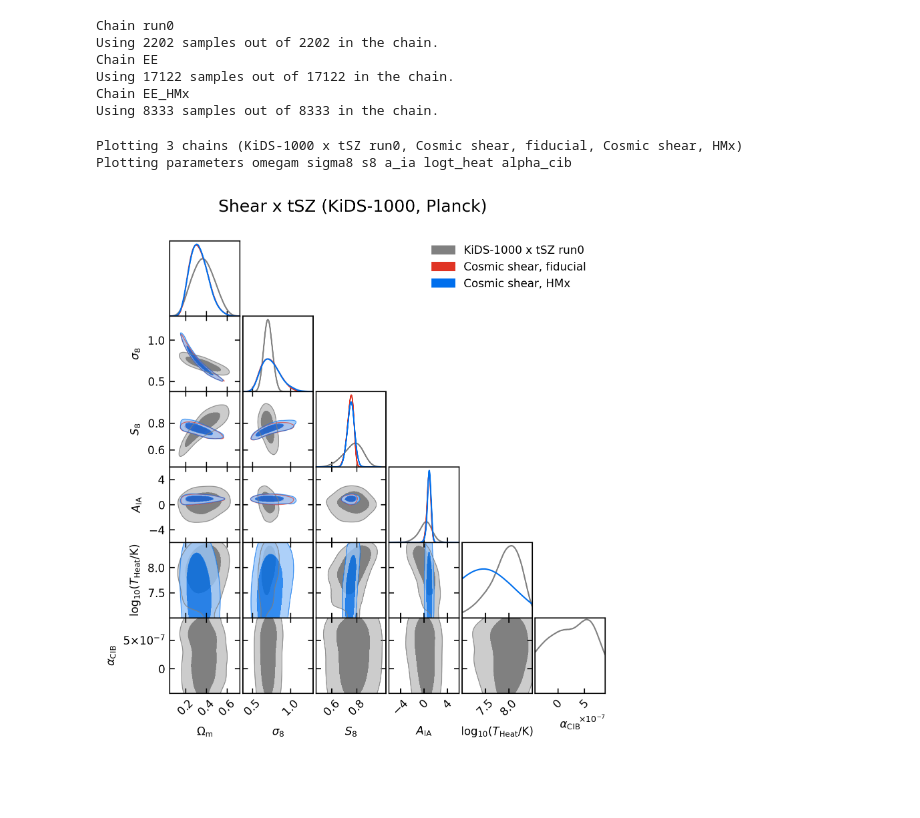
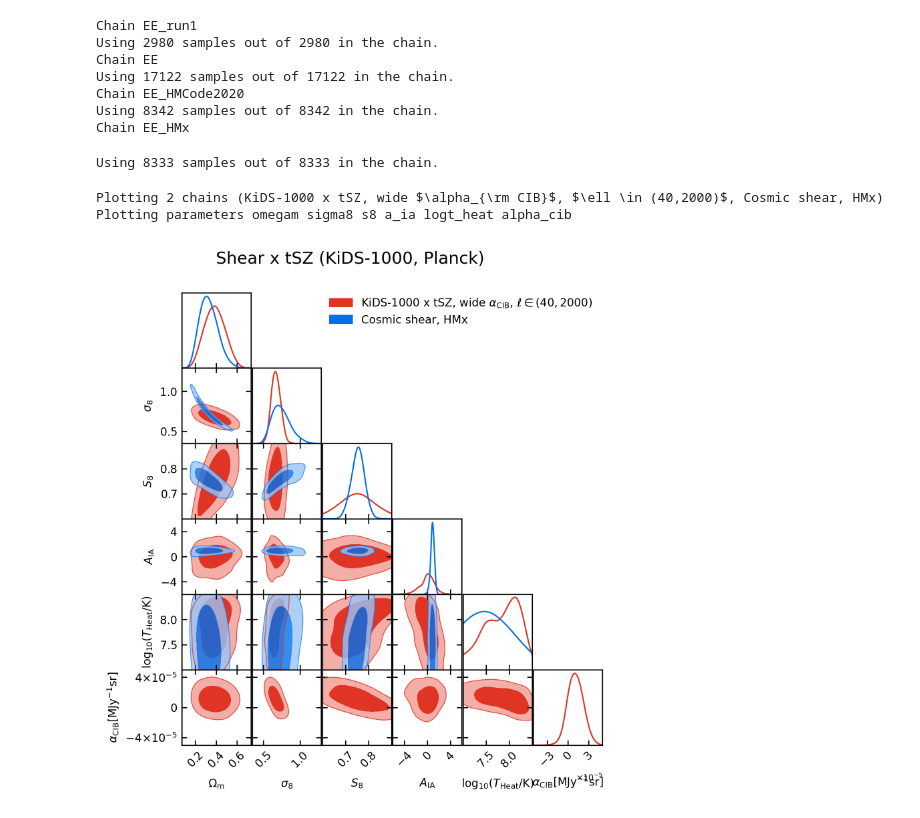
Before and after one commit to tilmantroester/KiDS-1000xtSZ, a Jupyter notebook: notebooks/analyse_chains.ipynb, the cells around one changed output. Saved outputs shown, nothing was run; the diff lists cells and outputs as text; code cells hidden in the pictures; blank space fills up the shorter version.

```diff
--- a/notebooks/analyse_chains.ipynb
+++ b/notebooks/analyse_chains.ipynb
@@ -47,6 +48,8 @@ matplotlib.rc("text", usetex=False)
 # \newcommand{\mathdefault}[1][]{}""")
 
 matplotlib.rc("font", family="Times")
+
+plt.style.use('default')
 # %%
 def get_chain_color(chain):
     return chain.chain_def["color"]
@@ -92,7 +133,8 @@ chain_def_KiDS_1000 = [
 chains = {}
 # %%
 defs = [
-     *chain_def_fiducial,
+    #  *chain_def_fiducial,
+     *chain_def_cosmic_shear,
      *chain_def_KiDS_1000,
       ]
 
@@ -126,15 +168,21 @@ for c in defs:
     s.chain_def = c
     chains[c["name"]] = s
 # %% [output]
-Chain run0
-Using 2202 samples out of 2202 in the chain.
+Chain EE_run1
+Using 2980 samples out of 2980 in the chain.
 Chain EE
 Using 17122 samples out of 17122 in the chain.
+Chain EE_HMCode2020
+Using 8342 samples out of 8342 in the chain.
 Chain EE_HMx
-Using 8333 samples out of 8333 in the chain.
+Using 8333 samples out of 8333 in the chain.
 # %%
-chain_selection = [{"name" : "run0",},
-                   {"name" : "EE",},
+chain_selection = [#{"name" : "run0",},
+                   #{"name" : "run2",},
+                   {"name" : "run2",},
+                   #{"name" : "run4",},
+                   #{"name" : "EE",},
+                   #{"name" : "EE_HMCode2020",},
                    {"name" : "EE_HMx",},
                   ]
 
@@ -143,33 +191,34 @@ chains_to_plot = select_chains(chains, chain_selection)
 chain_colors = [get_chain_color(c) for c in chains_to_plot]
 chain_labels = [get_chain_label(c) for c in chains_to_plot]
 
 print(f"Plotting {len(chains_to_plot)} chains ({', '.join(chain_labels)})")
 
 params_to_plot = ["omegam", "sigma8", "s8", "a_ia", "logt_heat", "alpha_cib"]
 
 print(f"Plotting parameters {' '.join(params_to_plot)}")
 
 width = 1.5*column_width
 g = getdist.plots.get_subplot_plotter(width_inch=width, scaling=False,
                                       settings=copy.deepcopy(plot_settings))
 
 g.settings.legend_fontsize = 8
 g.settings.lab_fontsize = 8
 g.settings.axes_fontsize = 8
 
 g.triangle_plot(chains_to_plot,
                 params=params_to_plot,
                 filled_compare=True,
                 #contour_colors=chain_colors,
                 legend_labels=chain_labels,
                 diag1d_kwargs={"normalized" : True},
+                param_limits={"s8" : (0.6, 0.9)}
                )
 
 g.fig.suptitle("Shear x tSZ (KiDS-1000, Planck)", y=1.05)
 g.fig.dpi = 300
 bbox = matplotlib.transforms.Bbox(((0, 0), (width, 1.1*width)))
-g.fig.savefig(f"plots/run0.png", bbox_inches=bbox)
+g.fig.savefig(f"plots/KiDSxPlanck_HMx.png", bbox_inches=bbox, facecolor="w")
 # %% [output]
-Plotting 3 chains (KiDS-1000 x tSZ run0, Cosmic shear, fiducial, Cosmic shear, HMx)
+Plotting 2 chains (KiDS-1000 x tSZ, wide $\alpha_{\rm CIB}$, $\ell \in (40,2000)$, Cosmic shear, HMx)
 Plotting parameters omegam sigma8 s8 a_ia logt_heat alpha_cib
-[figure, old version]
+[figure, new version]
```
Also changed, not shown: parts of 23 cells of this notebook, 9 other files.
